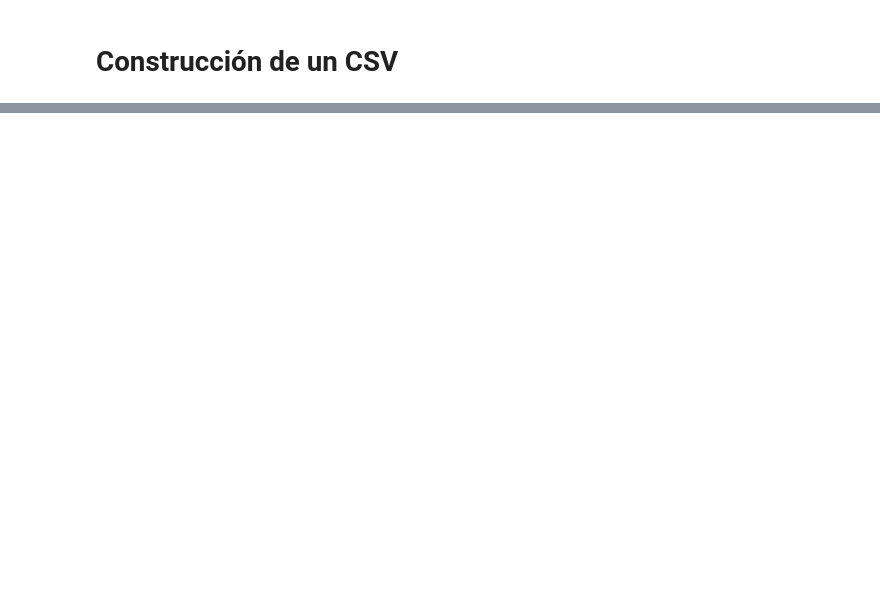
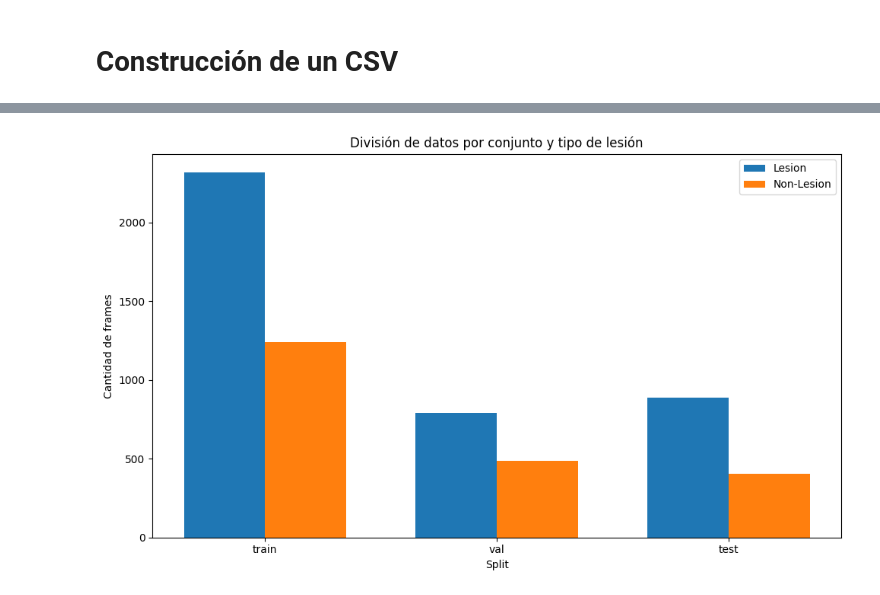
Before and after one commit to MarioPasc/Atheroesclerosis_Detection, a Jupyter notebook: jupyter_notebooks/explore_dataset.ipynb, the cells around one changed output, grey strips where cells are left out. Drawn from its saved outputs; the diff is of its cells as text; code cells hidden in the pictures; blank space fills up the shorter version.

```diff
--- a/jupyter_notebooks/explore_dataset.ipynb
+++ b/jupyter_notebooks/explore_dataset.ipynb
@@ -314,0 +283,87 @@ plt.show()
+# %%
+from sklearn.model_selection import train_test_split
+
+def holdout(csv_path):
+    # Cargar el DataFrame
+    df = pd.read_csv(csv_path)
+
+    # Extraer las unidades de división (video_paciente)
+    unique_videos = df['video_paciente'].unique()
+
+    # Dividir los datos en conjuntos de train/test/val
+    train_videos, test_videos = train_test_split(unique_videos, test_size=0.2, random_state=42)
+    train_videos, val_videos = train_test_split(train_videos, test_size=0.25, random_state=42)  # 0.25 * 0.8 = 0.2
+
+    # Crear máscaras para cada conjunto
+    train_mask = df['video_paciente'].isin(train_videos)
+    val_mask = df['video_paciente'].isin(val_videos)
+    test_mask = df['video_paciente'].isin(test_videos)
+
+    # Crear DataFrames para cada conjunto
+    df_train = df[train_mask]
+    df_val = df[val_mask]
+    df_test = df[test_mask]
+
+    # Crear DataFrame resumen de la división
+    splits = ['train', 'val', 'test']
+    num_videos = [len(train_videos), len(val_videos), len(test_videos)]
+    num_frames = [df_train.shape[0], df_val.shape[0], df_test.shape[0]]
+    lesion_percent = [
+        df_train['Lesion'].mean() * 100,
+        df_val['Lesion'].mean() * 100,
+        df_test['Lesion'].mean() * 100
+    ]
+    no_lesion_percent = [100 - lp for lp in lesion_percent]
+
+    summary_df = pd.DataFrame({
+        'Split': splits,
+        'NumVideos': num_videos,
+        'NumFrames': num_frames,
+        'Lesion (%)': lesion_percent,
+        'No-Lesion (%)': no_lesion_percent
+    })
+
+    # Visualización de la división realizada
+    lesion_counts_train = df_train['Lesion'].value_counts()
+    lesion_counts_val = df_val['Lesion'].value_counts()
+    lesion_counts_test = df_test['Lesion'].value_counts()
+
+    counts = {
+        'train': lesion_counts_train,
+        'val': lesion_counts_val,
+        'test': lesion_counts_test
+    }
+
+    lesions = []
+    non_lesions = []
+    labels = ['train', 'val', 'test']
+
+    for label in labels:
+        counts_for_label = counts[label]
+        lesions.append(counts_for_label.get(True, 0))
+        non_lesions.append(counts_for_label.get(False, 0))
+
+    # Crear la visualización
+    plt.figure(figsize=(10, 6))
+    bar_width = 0.35
+    index = np.arange(len(labels))
+
+    plt.bar(index, lesions, bar_width, label='Lesion')
+    plt.bar(index + bar_width, non_lesions, bar_width, label='Non-Lesion')
+
+    plt.xlabel('Split')
+    plt.ylabel('Cantidad de frames')
+    plt.title('División de datos por conjunto y tipo de lesión')
+    plt.xticks(index + bar_width / 2, labels)
+    plt.legend()
+
+    plt.tight_layout()
+    plt.show()
+
+    return summary_df
+
+
+summary_df = holdout("../data/videos_info_detailed.csv")
+summary_df
+# %% [output]
+[figure, added]
```
Also changed, not shown: parts of 7 cells of this notebook, 5 other files.
